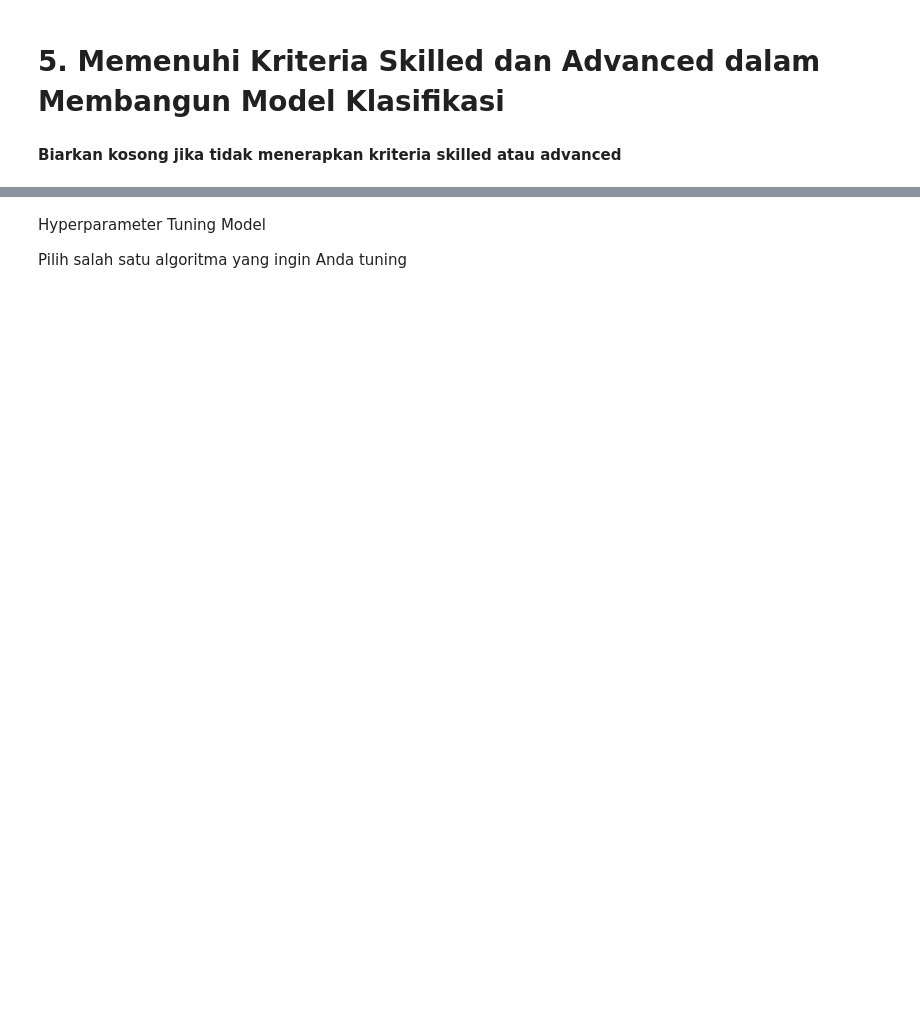
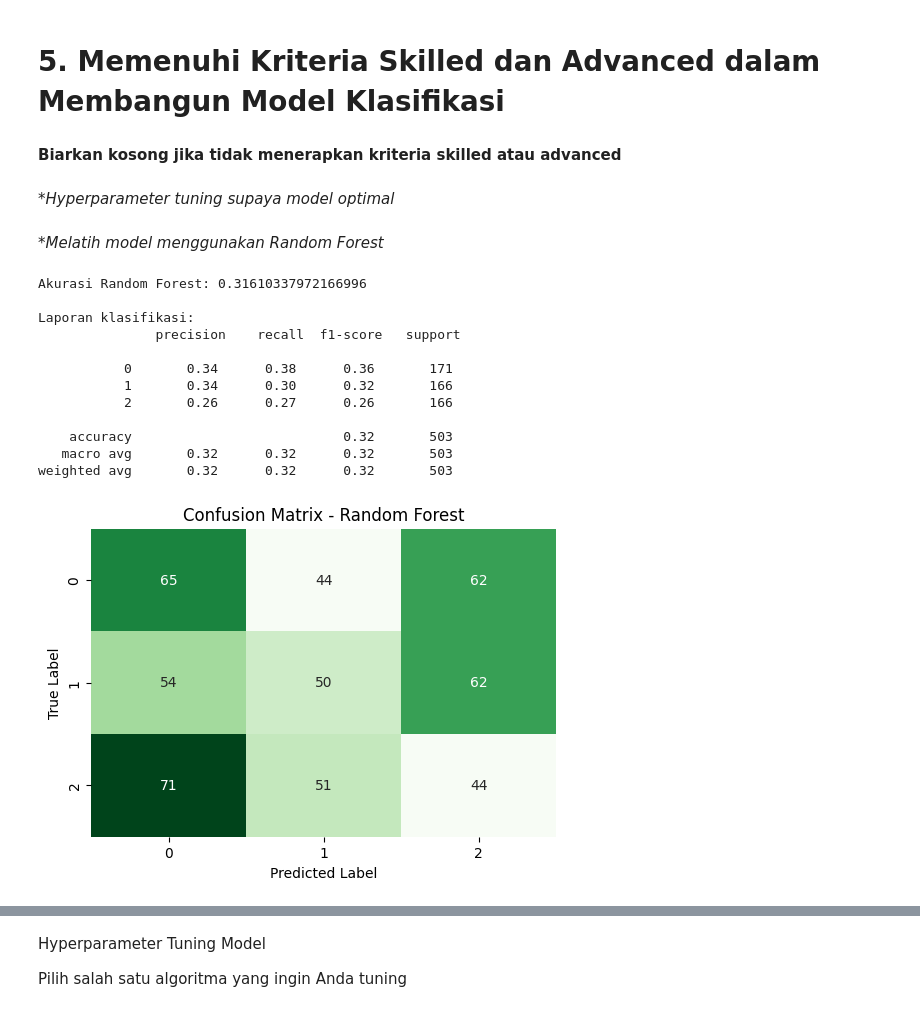
Before and after one commit to setiady16/BMLP_DIMAS-SETIADY, a Jupyter notebook: [Klasifikasi]_Submission_Akhir_BMLP_Dimas_Setiady.ipynb, the cells around one changed output, grey strips where cells are left out. Cells and saved outputs as stored; diff of their text form; code cells hidden in the pictures; blank space fills up the shorter version.

```diff
--- a/[Klasifikasi]_Submission_Akhir_BMLP_Dimas_Setiady.ipynb
+++ b/[Klasifikasi]_Submission_Akhir_BMLP_Dimas_Setiady.ipynb
@@ -45,0 +170,47 @@ Berikut adalah rekomendasi tahapannya.
+# %% [markdown]
+**Hyperparameter tuning supaya model optimal*
+# %% [markdown]
+**Melatih model menggunakan Random Forest*
+# %%
+# Melatih model menggunakan algoritma klasifikasi selain Decision Tree.
+
+from sklearn.ensemble import RandomForestClassifier
+from sklearn.metrics import accuracy_score, classification_report, confusion_matrix
+import seaborn as sns
+import matplotlib.pyplot as plt
+
+# 1. Inisialisasi model
+rf_model = RandomForestClassifier(random_state=42)
+
+# 2. Melatih model
+rf_model.fit(X_train, y_train)
+
+# 3. Prediksi
+y_pred_rf = rf_model.predict(X_test)
+
+# 4. Evaluasi
+print("Akurasi Random Forest:", accuracy_score(y_test, y_pred_rf))
+print("\nLaporan klasifikasi:\n", classification_report(y_test, y_pred_rf))
+
+# 5. Visualisasi Confusion Matrix
+cm = confusion_matrix(y_test, y_pred_rf)
+plt.figure(figsize=(6,4))
+sns.heatmap(cm, annot=True, fmt='d', cmap='Greens', cbar=False)
+plt.xlabel('Predicted Label')
+plt.ylabel('True Label')
+plt.title('Confusion Matrix - Random Forest')
+plt.show()
+# %% [output]
+Akurasi Random Forest: 0.31610337972166996
+
+Laporan klasifikasi:
+               precision    recall  f1-score   support
+
+           0       0.34      0.38      0.36       171
+           1       0.34      0.30      0.32       166
+           2       0.26      0.27      0.26       166
+
+    accuracy                           0.32       503
+   macro avg       0.32      0.32      0.32       503
+weighted avg       0.32      0.32      0.32       503
+[figure, added]
```
Also changed, not shown: parts of 22 cells of this notebook, 4 other files.
